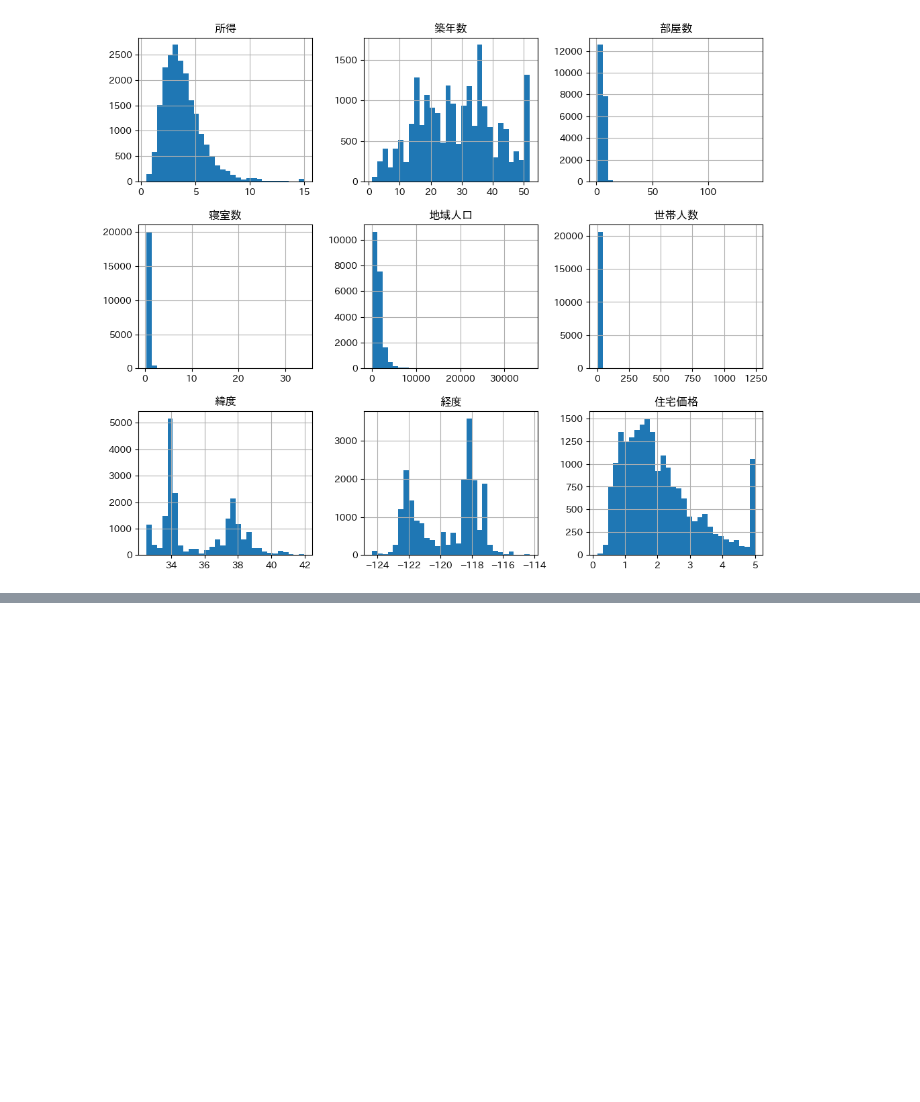
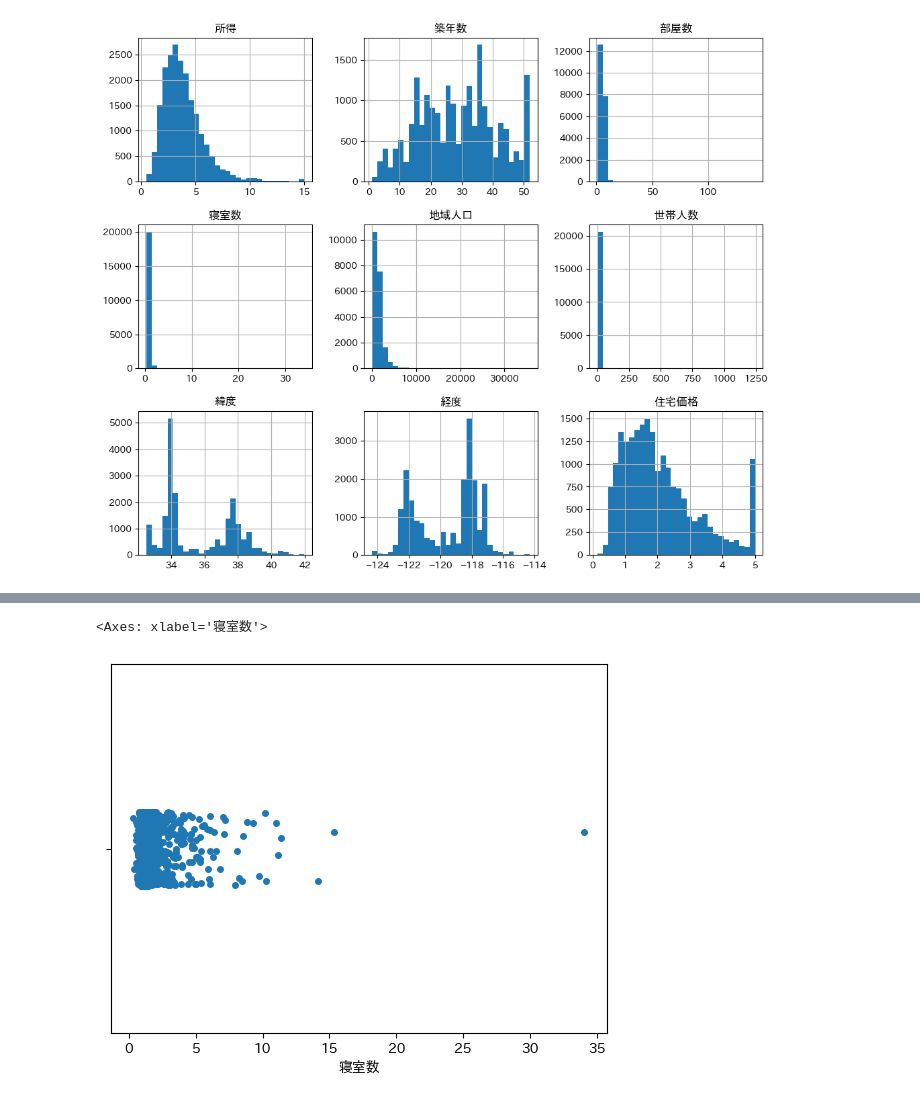
Before and after one commit to picalin/samurai_data_science, a Jupyter notebook: 09_data_treatment.ipynb, the cells around one changed output, grey strips where cells are left out. Drawn from its saved outputs; the diff is of its cells as text; code cells hidden in the pictures; blank space fills up the shorter version.

```diff
--- a/09_data_treatment.ipynb
+++ b/09_data_treatment.ipynb
@@ -138,0 +173,5 @@ array([[<Axes: title={'center': '所得'}>, <Axes: title={'center': '築年数'}
+# %%
+sns.stripplot(x='寝室数', data=df)
+# %% [output]
+<Axes: xlabel='寝室数'>
+[figure, added]
```
Also changed, not shown: parts of 16 cells of this notebook, 1 other file.
